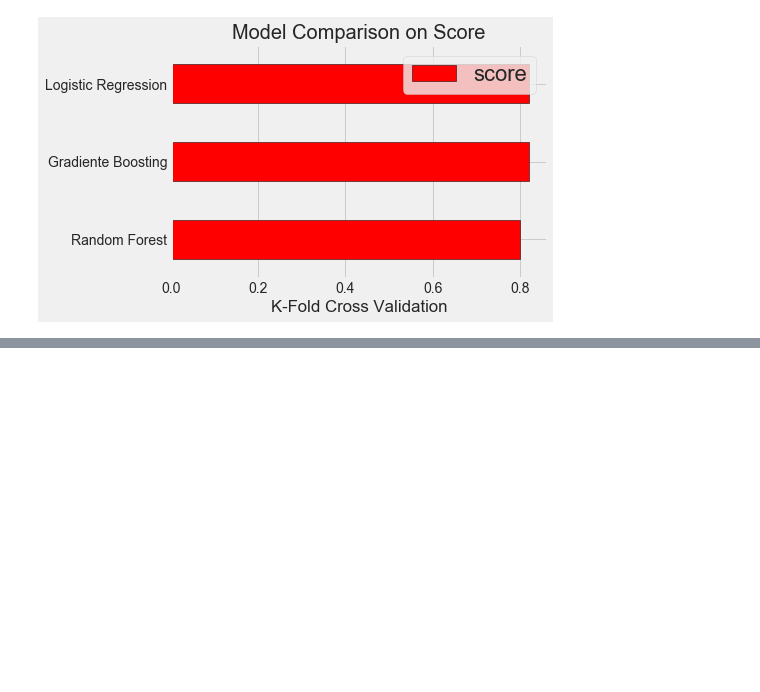
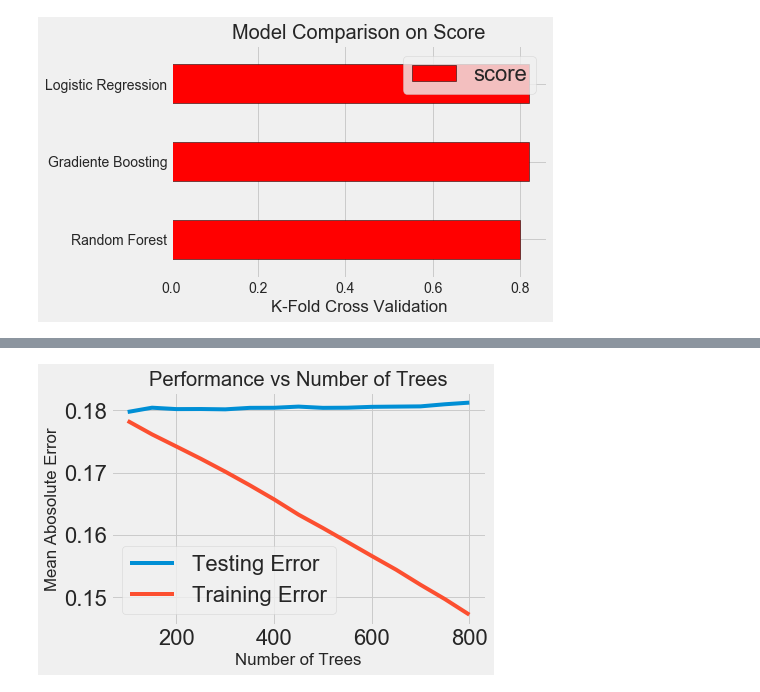
Before and after one commit to ZUNOXI/Credit_Predict_BigData, a Jupyter notebook: LoanStatus.ipynb, the cells around one changed output, grey strips where cells are left out. Saved outputs shown, nothing was run; the diff lists cells and outputs as text; code cells hidden in the pictures; blank space fills up the shorter version.

```diff
--- a/LoanStatus.ipynb
+++ b/LoanStatus.ipynb
@@ -520,0 +566,17 @@ random_results.head(10)
+# %%
+# 평가를 위한 트리의 범주를 정의
+trees_grid = {'n_estimators': [100, 150, 200, 250, 300, 350, 400, 450, 500, 550, 600, 650, 700, 750, 800]}
+
+model = XGBClassifier(loss = 'ls', max_depth = 5,
+                                  min_samples_leaf = 6,
+                                  min_samples_split = 2,
+                                  max_features = 'auto',
+                                  random_state = 42)
+
+# Grid Search Object using the trees range and the random forest model
+grid_search = GridSearchCV(estimator = model, param_grid=trees_grid, cv = 4,
+                           scoring = 'neg_mean_absolute_error', verbose = 1,
+                           n_jobs = -1, return_train_score = True)
+# %%
+# 그리지 서치 학습
+grid_search.fit(X_train, y_train)
@@ -520,0 +607,13 @@ random_results.head(10)
+# %%
+# GridSearch의 결과값을 데이터 프레임으로 저장
+results = pd.DataFrame(grid_search.cv_results_)
+
+# 학습과 테스트에서의 에러 vs number of trees
+figsize=(8, 8)
+plt.style.use('fivethirtyeight')
+plt.plot(results['param_n_estimators'], -1 * results['mean_test_score'], label = 'Testing Error')
+plt.plot(results['param_n_estimators'], -1 * results['mean_train_score'], label = 'Training Error')
+plt.xlabel('Number of Trees'); plt.ylabel('Mean Abosolute Error'); plt.legend();
+plt.title('Performance vs Number of Trees');
+# %% [output]
+[figure, added]
```
Also changed, not shown: parts of 74 cells of this notebook.
